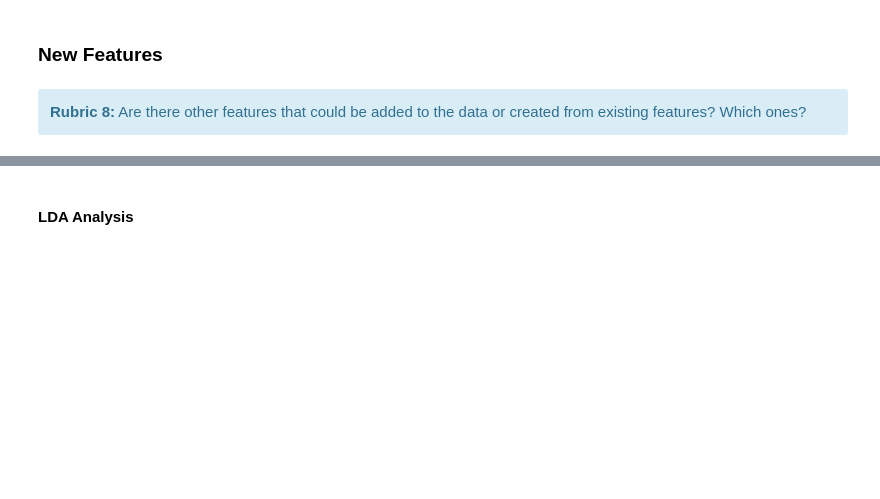
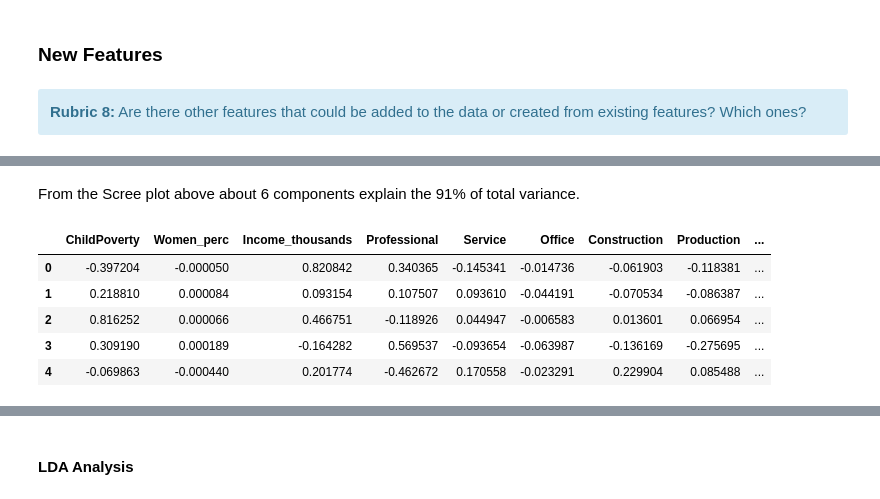
Before and after one commit to kmrollins/MSDS7331-Labs, a Jupyter notebook: MSDS7331-Lab1.ipynb, the cells around one changed output, grey strips where cells are left out. Cells and saved outputs as stored; diff of their text form; code cells hidden in the pictures; blank space fills up the shorter version.

```diff
--- a/MSDS7331-Lab1.ipynb
+++ b/MSDS7331-Lab1.ipynb
@@ -655,0 +804,15 @@ As can be seen from the above scatterplots the Child poverty rate and the ethnic
+# %% [markdown]
+From the Scree plot above about 6 components explain the 91% of total variance.
+# %%
+#Match the labels of components
+pc = pca.components_[:10]
+pc = pd.DataFrame(pc)
+pc.columns = cluster_plot_df.columns.values
+pc.head()
+# %% [output]
+|  | ChildPoverty | Women_perc | Income_thousands | Professional | Service | Office | Construction | Production | ... |
+| 0 | -0.397204 | -0.000050 | 0.820842 | 0.340365 | -0.145341 | -0.014736 | -0.061903 | -0.118381 | ... |
+| 1 | 0.218810 | 0.000084 | 0.093154 | 0.107507 | 0.093610 | -0.044191 | -0.070534 | -0.086387 | ... |
+| 2 | 0.816252 | 0.000066 | 0.466751 | -0.118926 | 0.044947 | -0.006583 | 0.013601 | 0.066954 | ... |
+| 3 | 0.309190 | 0.000189 | -0.164282 | 0.569537 | -0.093654 | -0.063987 | -0.136169 | -0.275695 | ... |
+| 4 | -0.069863 | -0.000440 | 0.201774 | -0.462672 | 0.170558 | -0.023291 | 0.229904 | 0.085488 | ... |
```
Also changed, not shown: parts of 25 cells of this notebook.
